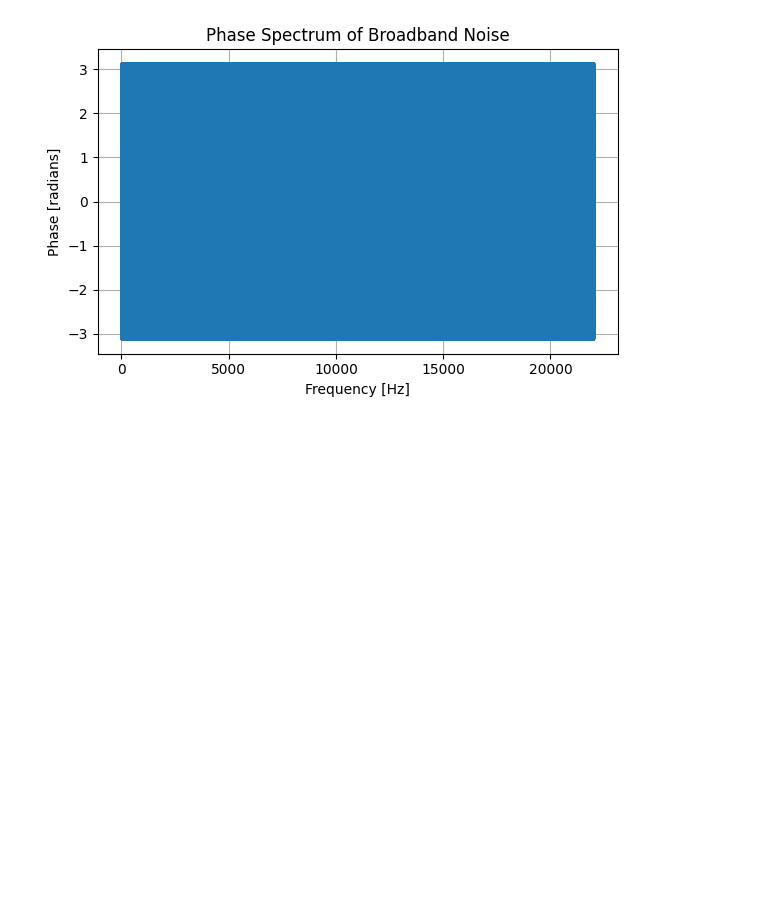
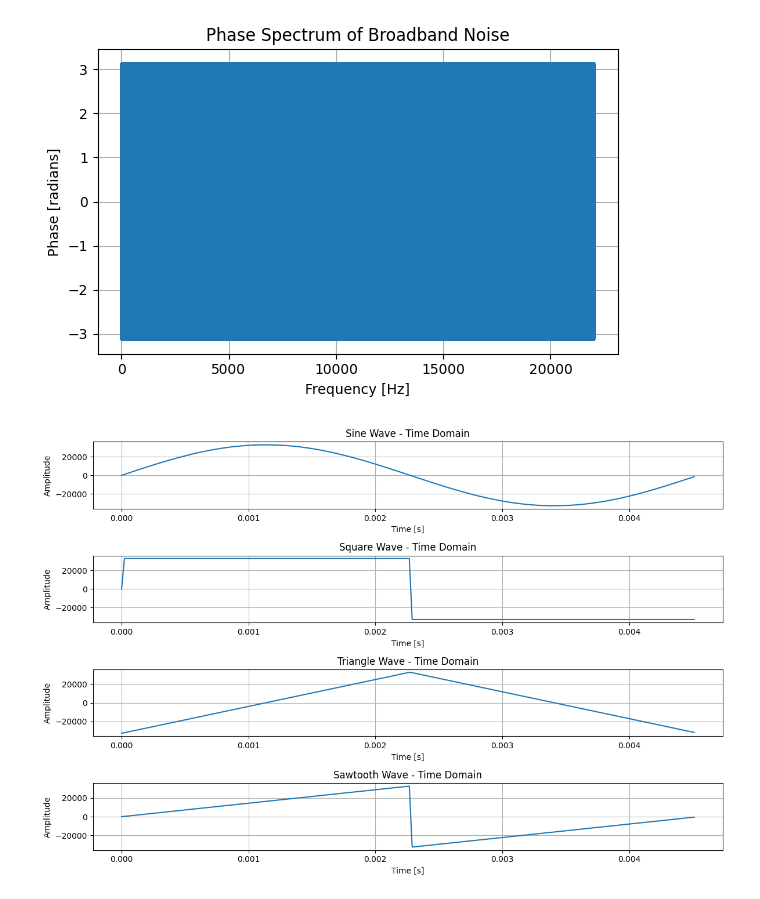
Before and after one commit to yyf/SimpleAudioDSP, a Jupyter notebook: Signal_generator.ipynb, the cells around one changed output. Drawn from its saved outputs; the diff is of its cells as text; code cells hidden in the pictures; blank space fills up the shorter version.

Commit message:
Add square/triangle/sawtooth to signal generator

```diff
--- a/Signal_generator.ipynb
+++ b/Signal_generator.ipynb
@@ -169,3 +170,71 @@ plt.show()
 Broadband noise file generated: broadband_noise_44100Hz_16bit_1min.wav
 [figure]
 [figure]
+# %%
+frequency = 220.0
+duration = 1.0
+sample_rate = 44100
+amplitude = 32767
+
+# Generate a sine wave signal
+def generate_sine_wave(frequency, duration, sample_rate):
+    t = np.linspace(0, duration, int(sample_rate * duration), endpoint=False)
+    sine_wave = (amplitude * np.sin(2 * np.pi * frequency * t)).astype(np.int16)
+    return sine_wave
+# Generate a sine wave
+sine_wave = generate_sine_wave(frequency, duration, sample_rate)
+
+# Generate a square wave signal
+def generate_square_wave(frequency, duration, sample_rate):
+    t = np.linspace(0, duration, int(sample_rate * duration), endpoint=False)
+    square_wave = (amplitude * np.sign(np.sin(2 * np.pi * frequency * t))).astype(np.int16)
+    return square_wave
+# Generate a square wave
+square_wave = generate_square_wave(frequency, duration, sample_rate)
+
+# Generate a triangle wave signal
+def generate_triangle_wave(frequency, duration, sample_rate):
+    t = np.linspace(0, duration, int(sample_rate * duration), endpoint=False)
+    triangle_wave = (amplitude * (2 * np.abs(2 * (t * frequency - np.floor(t * frequency + 0.5))) - 1)).astype(np.int16)
+    return triangle_wave
+# Generate a triangle wave
+triangle_wave = generate_triangle_wave(frequency, duration, sample_rate)
+
+# Generate a sawtooth wave signal
+def generate_sawtooth_wave(frequency, duration, sample_rate):
+    t = np.linspace(0, duration, int(sample_rate * duration), endpoint=False)
+    sawtooth_wave = (amplitude * (2 * (t * frequency - np.floor(t * frequency + 0.5)))).astype(np.int16)
+    return sawtooth_wave
+# Generate a sawtooth wave
+sawtooth_wave = generate_sawtooth_wave(frequency, duration, sample_rate)
+
+# Plot all waveforms in time domain
+plt.figure(figsize=(12, 8))
+plt.subplot(4, 1, 1)
+plt.plot(t[:200], sine_wave[:200])  # Plot first 200 samples
+plt.title("Sine Wave - Time Domain")
+plt.xlabel("Time [s]")
+plt.ylabel("Amplitude")
+plt.grid()
+plt.subplot(4, 1, 2)
+plt.plot(t[:200], square_wave[:200])  # Plot first 200 samples
+plt.title("Square Wave - Time Domain")
+plt.xlabel("Time [s]")
+plt.ylabel("Amplitude")
+plt.grid()
+plt.subplot(4, 1, 3)
+plt.plot(t[:200], triangle_wave[:200])  # Plot first 200 samples
+plt.title("Triangle Wave - Time Domain")
+plt.xlabel("Time [s]")
+plt.ylabel("Amplitude")
+plt.grid()
+plt.subplot(4, 1, 4)
+plt.plot(t[:200], sawtooth_wave[:200])  # Plot first 200 samples
+plt.title("Sawtooth Wave - Time Domain")
+plt.xlabel("Time [s]")
+plt.ylabel("Amplitude")
+plt.grid()
+plt.tight_layout()
+plt.show()
+# %% [output]
+[figure, added]
```
Also changed, not shown: parts of 1 cell of this notebook.
